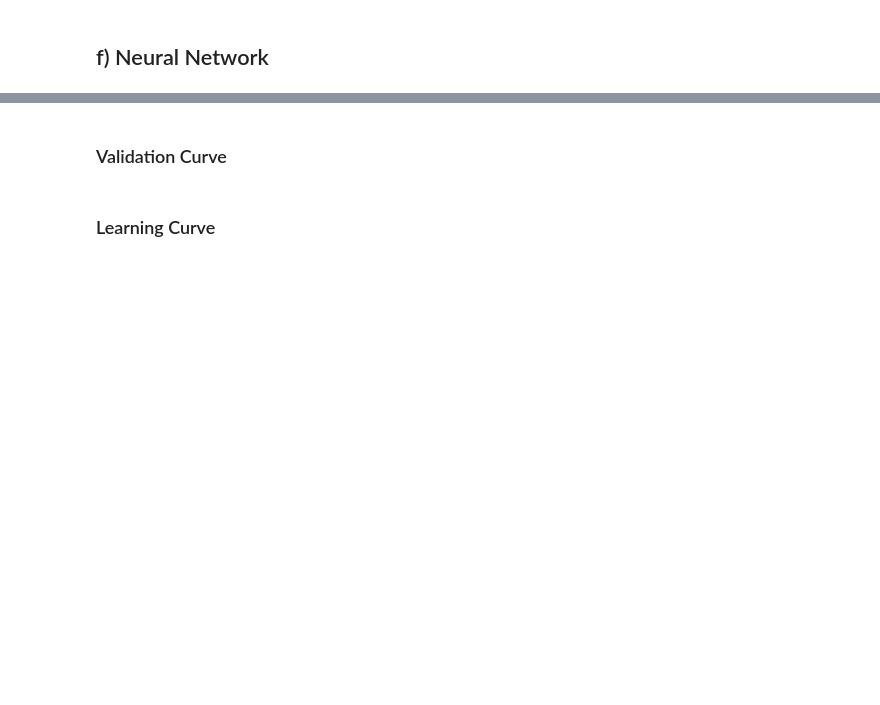
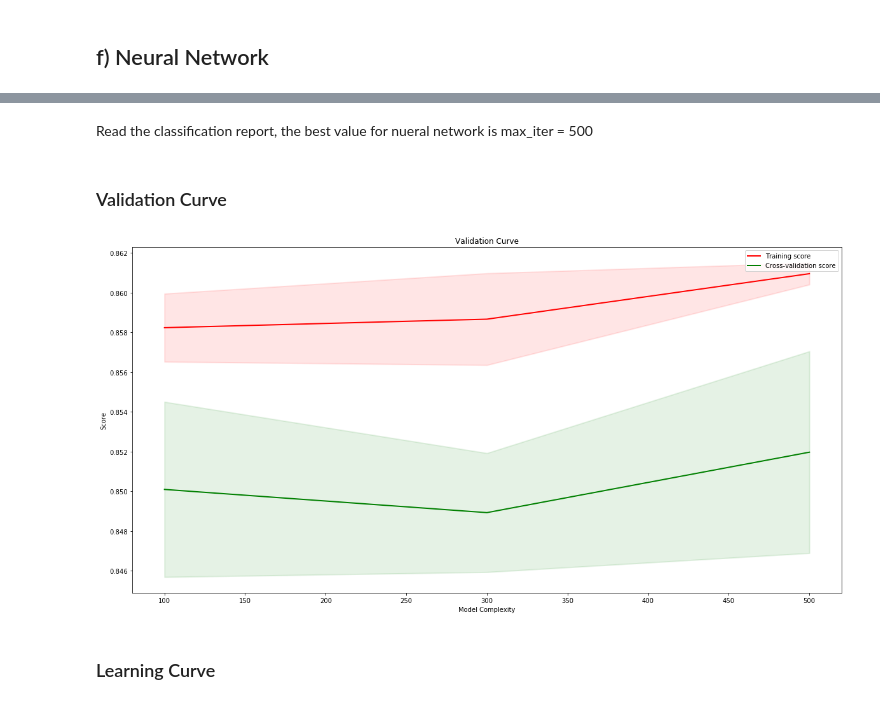
Before and after one commit to haiphucnguyen/MachineLearning, a Jupyter notebook: notes/Project 1.ipynb, the cells around one changed output, grey strips where cells are left out. Cells and saved outputs as stored; diff of their text form; code cells hidden in the pictures; blank space fills up the shorter version.

```diff
--- a/notes/Project 1.ipynb
+++ b/notes/Project 1.ipynb
@@ -536,8 +536,10 @@ from sklearn.neural_network import MLPClassifier
 from sklearn import metrics
 from sklearn.metrics import classification_report
 
-for i in [100, 300, 500]:
-    mlp_classifier = MLPClassifier(hidden_layer_sizes=(13,13,13),max_iter=i)
+iterators = [100, 300, 500]
+
+for max_iter in iterators:
+    mlp_classifier = MLPClassifier(hidden_layer_sizes=(13,13,13),max_iter=max_iter)
     mlp_classifier.fit(X_train, Y_train)
     Y_nn_pred = mlp_classifier.predict(X_test)
     Y_nn_pred_proba = mlp_classifier.predict_proba(X_test)
@@ -546,9 +566,13 @@ for i in [100, 300, 500]:
+# %% [markdown]
+Read the classification report, the best value for nueral network is max_iter = 500
 # %% [markdown]
 ### Validation Curve
 # %%
 train_scores, test_scores = callValidationCurve(MLPClassifier(hidden_layer_sizes=(13,13,13)), X_train, Y_train,
-                                                "max_iter", [100, 300, 500])
-plotValidationCurve([100, 300, 500], train_scores, test_scores)
+                                                "max_iter", iterators)
+plotValidationCurve(iterators, train_scores, test_scores)
+# %% [output]
+[figure, added]
 # %% [markdown]
 ### Learning Curve
 # %%
```
Also changed, not shown: parts of 16 cells of this notebook.
